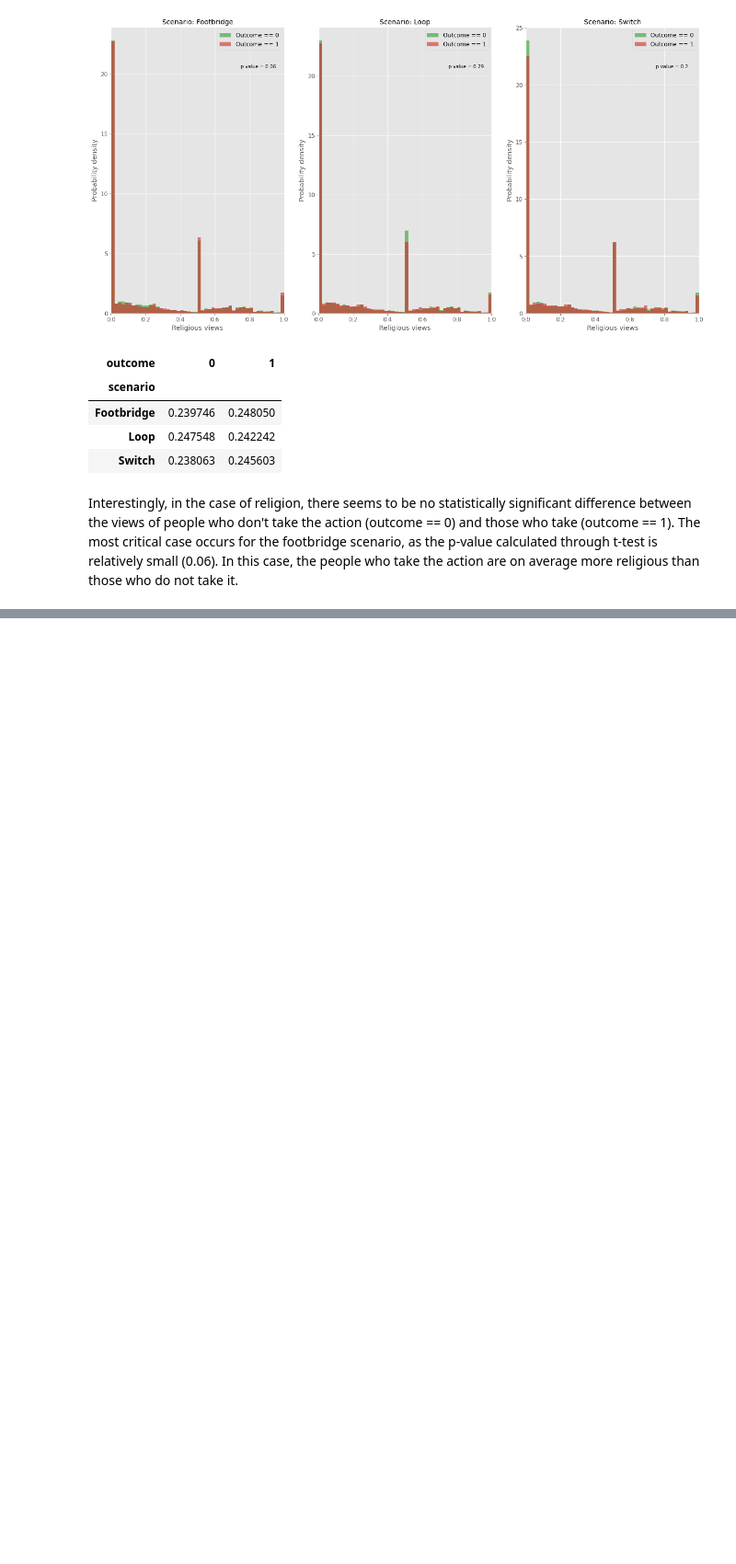
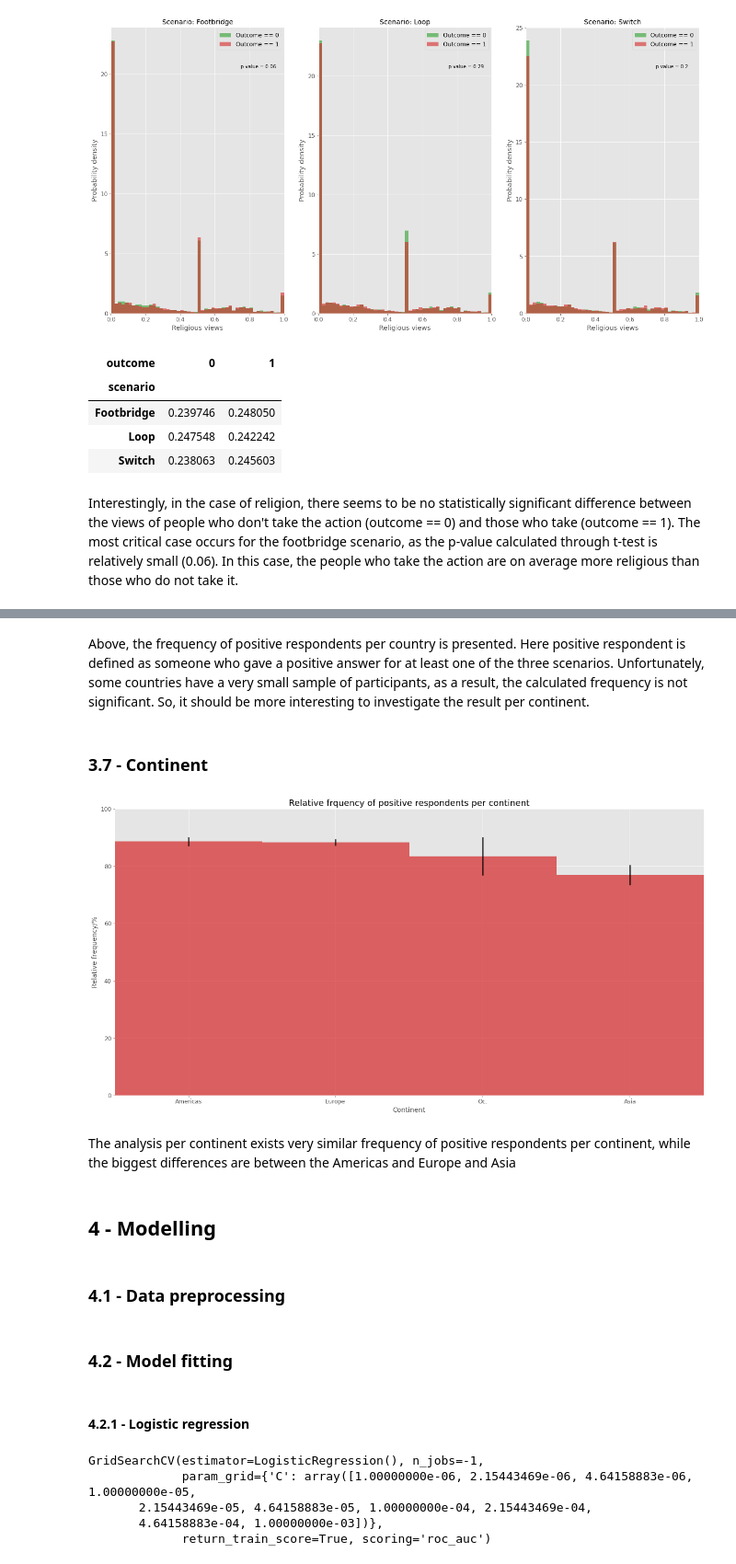
Before and after one commit to rodolfoamancio/trolley_problem, a Jupyter notebook: notebooks/trolley_problem.ipynb, the cells around one changed output, grey strips where cells are left out. Shown: that part at 92% size. Saved outputs shown, nothing was run; the diff lists cells and outputs as text; code cells hidden in the pictures; blank space fills up the shorter version.

```diff
--- a/notebooks/trolley_problem.ipynb
+++ b/notebooks/trolley_problem.ipynb
@@ -496,0 +620,4 @@ Interestingly, in the case of religion, there seems to be no statistically signi
+# %% [markdown]
+Above, the frequency of positive respondents per country is presented. Here positive respondent is defined as someone who gave a positive answer for at least one of the three scenarios. Unfortunately, some countries have a very small sample of participants, as a result, the calculated frequency is not significant. So, it should be more interesting to investigate the result per continent.
+# %% [markdown]
+### 3.7 - Continent
@@ -496,0 +658,42 @@ Interestingly, in the case of religion, there seems to be no statistically signi
+# %%
+fig, ax = plt.subplots(figsize=(22,11))
+
+ax.bar(
+    x=df_continent_scenario.index,
+    height=df_continent_scenario["relative_frequency"],
+    width=1,
+    align="center",
+    color=plt.cm.tab10.colors[3],
+    alpha=0.7
+)
+
+ax.errorbar(
+    x=df_continent_scenario.index,
+    y=df_continent_scenario["relative_frequency"],
+    yerr=df_continent_scenario["interval"],
+    ecolor="k",
+    elinewidth=3,
+    alpha=0.7,
+    ls=""
+)
+
+ax.set_xlim(
+    np.min(df_continent_scenario.index)-0.5,
+    np.max(df_continent_scenario.index)+0.5
+)
+
+ax.set_xticks(df_continent_scenario.index)
+ax.set_xticklabels(df_continent_scenario["continent"])
+ax.set_ylim(0, 100)
+ax.set_xlabel("Continent", fontsize=14)
+ax.set_ylabel("Relative frequency/%", fontsize=14)
+ax.tick_params(axis='both', which='major', labelsize=12)
+ax.set_title("Relative frquency of positive respondents per continent", fontsize=18);
+# %% [output]
+[figure, added]
+# %% [markdown]
+The analysis per continent exists very similar frequency of positive respondents per continent, while the biggest differences are between the Americas and Europe and Asia
+# %% [markdown]
+## 4 - Modelling
+# %% [markdown]
+### 4.1 - Data preprocessing
@@ -496,0 +730,27 @@ Interestingly, in the case of religion, there seems to be no statistically signi
+# %% [markdown]
+### 4.2 - Model fitting
+# %% [markdown]
+#### 4.2.1 - Logistic regression
+# %%
+logistic_regression_param_grid = {
+    "C":np.logspace(-6,-3, 10)
+}
+
+logistic_regression_grid_search = GridSearchCV(
+    LogisticRegression(),
+    param_grid=logistic_regression_param_grid,
+    scoring="roc_auc",
+    n_jobs=-1,
+    return_train_score=True
+)
+
+logistic_regression_grid_search.fit(
+    X_train_scaled,
+    y_train
+)
+# %% [output]
+GridSearchCV(estimator=LogisticRegression(), n_jobs=-1,
+             param_grid={'C': array([1.00000000e-06, 2.15443469e-06, 4.64158883e-06, 1.00000000e-05,
+       2.15443469e-05, 4.64158883e-05, 1.00000000e-04, 2.15443469e-04,
+       4.64158883e-04, 1.00000000e-03])},
+             return_train_score=True, scoring='roc_auc')
```
Also changed, not shown: parts of 43 cells of this notebook, 15 other files.
